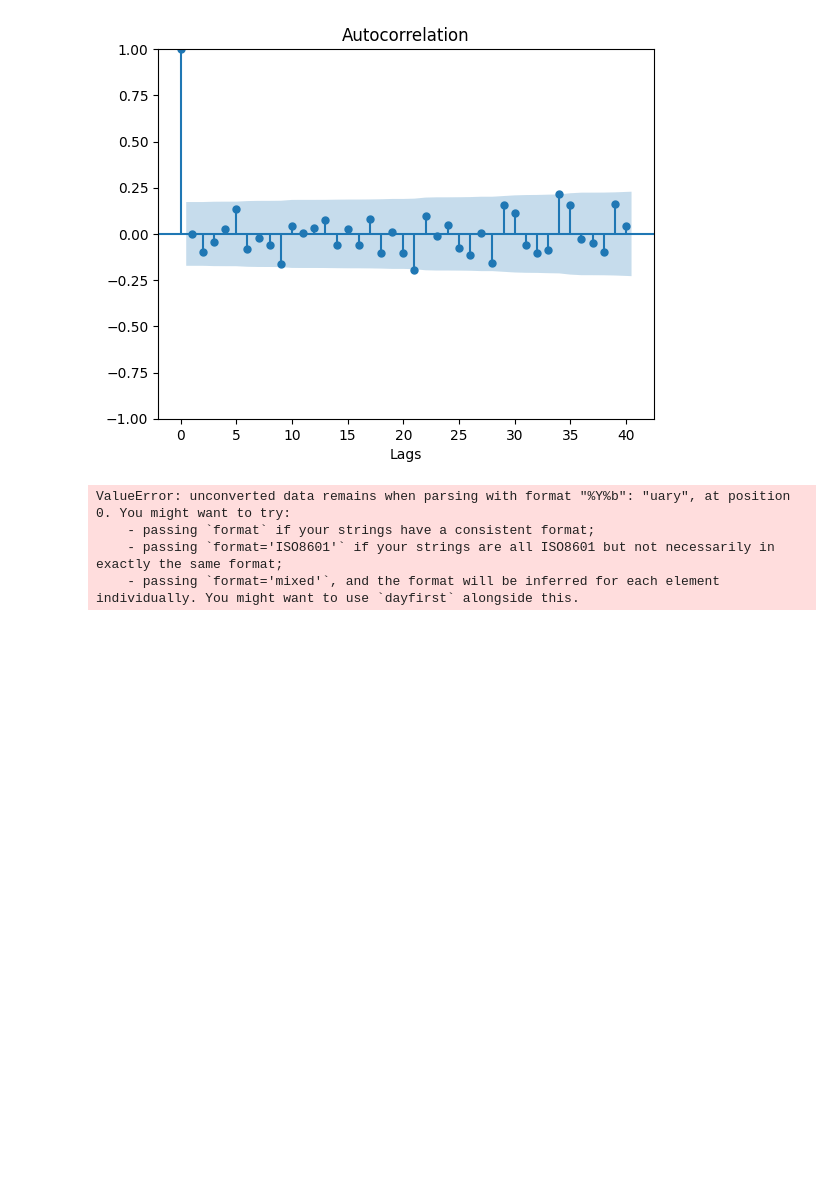
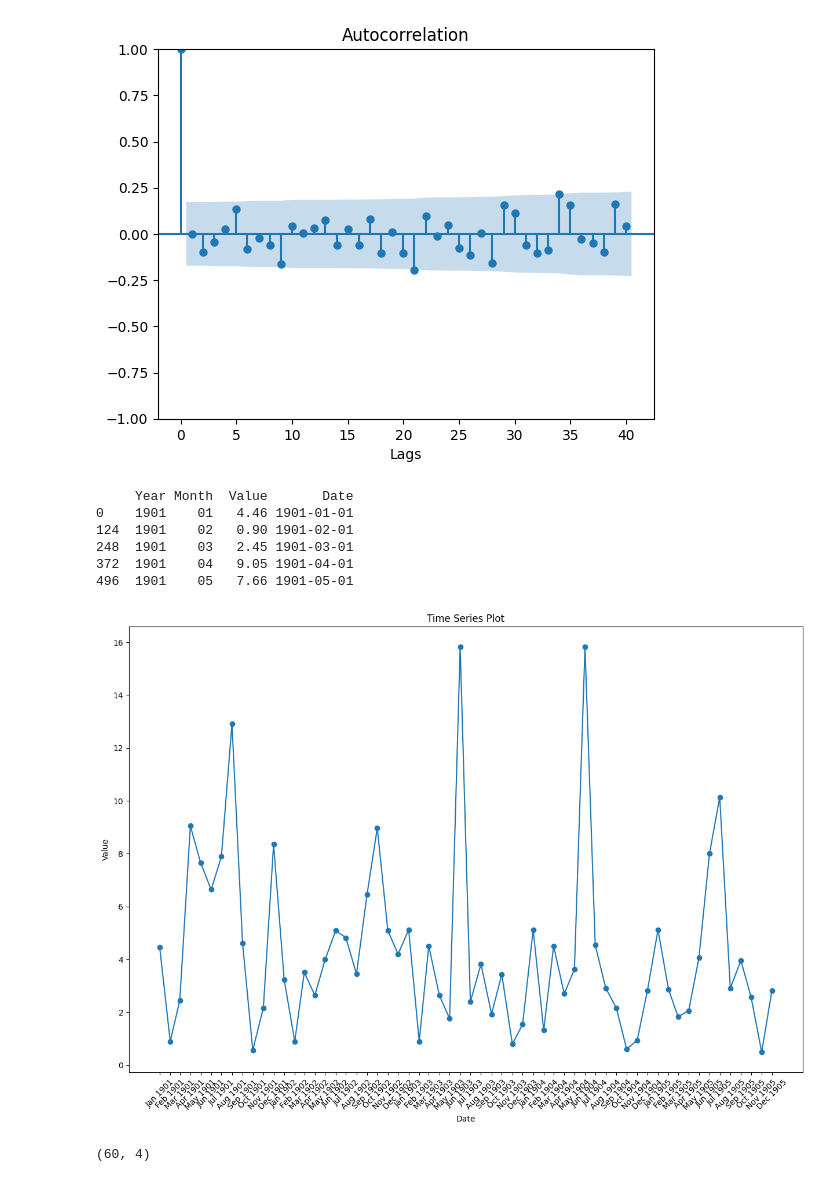
Before and after one commit to phipyao/ds4002-project-2, a Jupyter notebook: SCRIPTS/code.ipynb, the cells around one changed output. Saved outputs shown, nothing was run; the diff lists cells and outputs as text; code cells hidden in the pictures; blank space fills up the shorter version.

Commit message:
Created time series of first 60 months of complete data

```diff
--- a/SCRIPTS/code.ipynb
+++ b/SCRIPTS/code.ipynb
@@ -193,35 +193,51 @@ plt.show()
 # %% [output]
 [figure]
 # %%
+data_filled = data_filled.dropna()
 df_long = pd.melt(data_filled, id_vars=['Year'],
                   var_name='Month',
                   value_name='Value')
-df_long = df_long.dropna()
+# df_long = df_long[:24]
+# df_long.head()
+#df_long = df_long.dropna()
 
 
 # Map the abbreviated month names to numbers (Jan -> 01, Feb -> 02, etc.)
-month_map = {'January': '01', 'February': '02', 'Mar': '03', 'Apr': '04', 'May': '05', 'Jun': '06',
-             'Jul': '07', 'Aug': '08', 'Sep': '09', 'Oct': '10', 'Nov': '11', 'Dec': '12'}
+month_map = {'January': '01', 'February': '02', 'March': '03', 'April': '04', 'May': '05', 'June': '06',
+             'July': '07', 'August': '08', 'September': '09', 'October': '10', 'November': '11', 'December': '12'}
 
 # Convert Month abbreviations to numbers and create a Date column
 df_long['Month'] = df_long['Month'].map(month_map)
 df_long['Date'] = pd.to_datetime(df_long['Year'].astype(str) + df_long['Month'], format='%Y%m')
 
+df_long = df_long.sort_values("Date")
+
+df_long = df_long[:60]
 # Plotting
-plt.figure(figsize=(10, 6))
+plt.figure(figsize=(15, 10))
 plt.plot(df_long['Date'], df_long['Value'], marker='o')
+
+print(df_long.head())
+
+plt.gca().set_xticks(df_long['Date'])  # Set x-axis ticks to correspond to each date
+plt.gca().set_xticklabels(df_long['Date'].dt.strftime('%b %Y'))  # Format as "Month Year" (e.g., "Jan 1900")
 
 # Adding labels and title
 plt.xlabel('Date')
 plt.ylabel('Value')
 plt.title('Time Series Plot')
 
 # Rotate x-axis labels for better readability
 plt.xticks(rotation=45)
 
 plt.show()
+df_long.shape
 # %% [output]
-ValueError: unconverted data remains when parsing with format "%Y%b": "uary", at position 0. You might want to try:
-    - passing `format` if your strings have a consistent format;
-    - passing `format='ISO8601'` if your strings are all ISO8601 but not necessarily in exactly the same format;
-    - passing `format='mixed'`, and the format will be inferred for each element individually. You might want to use `dayfirst` alongside this.
+     Year Month  Value       Date
+0    1901    01   4.46 1901-01-01
+124  1901    02   0.90 1901-02-01
+248  1901    03   2.45 1901-03-01
+372  1901    04   9.05 1901-04-01
+496  1901    05   7.66 1901-05-01
+[figure, added]
+(60, 4)
```
Also changed, not shown: parts of 1 cell of this notebook.
